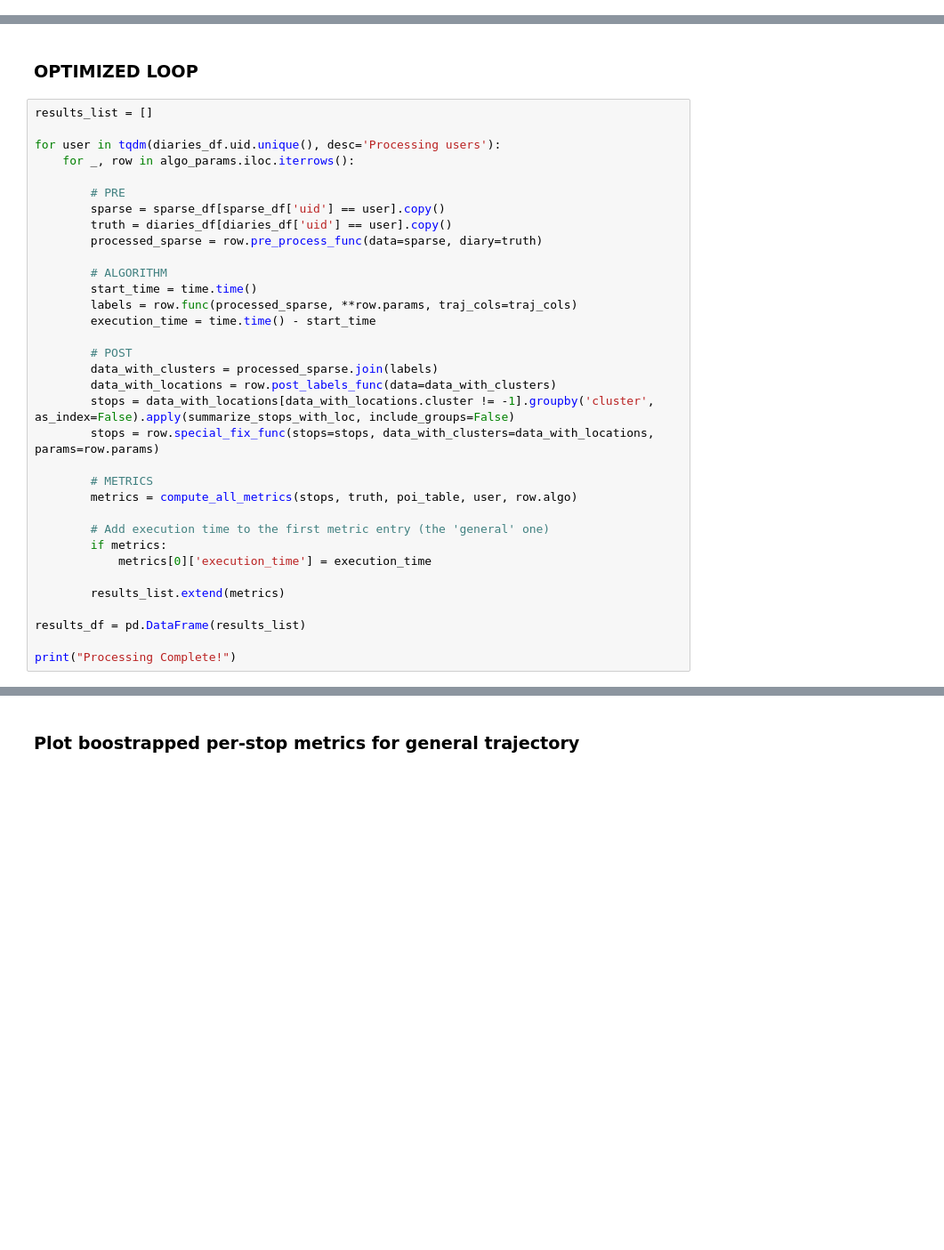
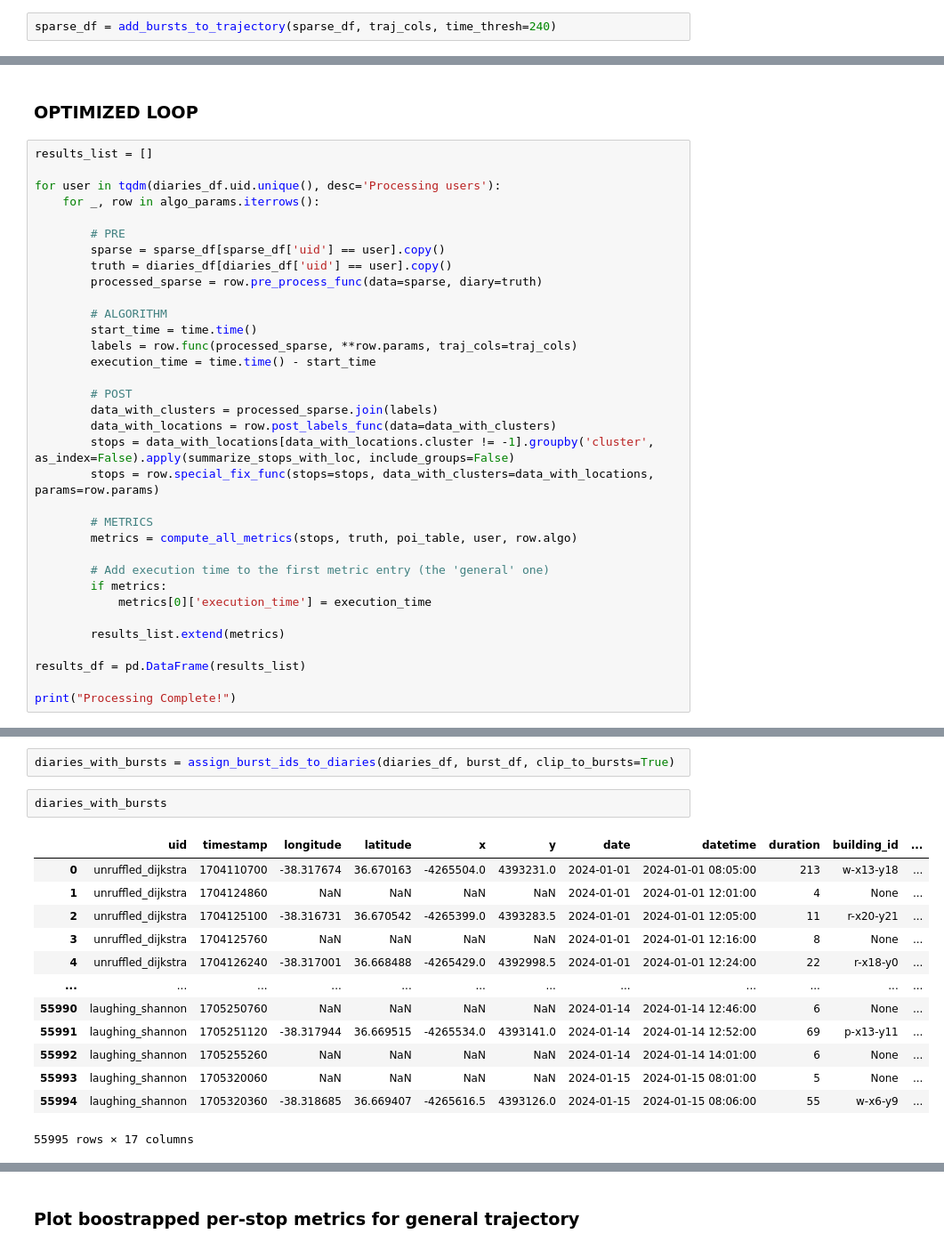
Before and after one commit to Watts-Lab/nomad, a Jupyter notebook: examples/research/visitation_join.ipynb, the cells around one changed output, grey strips where cells are left out. Shown at 89% size. Saved outputs shown, nothing was run; the diff lists cells and outputs as text; blank space fills up the shorter version.

Commit message:
changes for burst analysis

```diff
--- a/examples/research/visitation_join.ipynb
+++ b/examples/research/visitation_join.ipynb
@@ -183,3 +267,5 @@ Error:
+# %%
+sparse_df = add_bursts_to_trajectory(sparse_df, traj_cols, time_thresh=240)
 # %% [markdown]
 ## Execution for all users
 # %%
@@ -374,7 +545,7 @@ Error:
 results_list = []
 
 for user in tqdm(diaries_df.uid.unique(), desc='Processing users'):
-    for _, row in algo_params.iloc.iterrows():
+    for _, row in algo_params.iterrows():
 
         # PRE
         sparse = sparse_df[sparse_df['uid'] == user].copy()
@@ -415,0 +703,18 @@ Error:
+# %%
+diaries_with_bursts = assign_burst_ids_to_diaries(diaries_df, burst_df, clip_to_bursts=True)
+# %%
+diaries_with_bursts
+# %% [output]
+|  | uid | timestamp | longitude | latitude | x | y | date | datetime | duration | building_id | ... |
+| 0 | unruffled_dijkstra | 1704110700 | -38.317674 | 36.670163 | -4265504.0 | 4393231.0 | 2024-01-01 | 2024-01-01 08:05:00 | 213 | w-x13-y18 | ... |
+| 1 | unruffled_dijkstra | 1704124860 | NaN | NaN | NaN | NaN | 2024-01-01 | 2024-01-01 12:01:00 | 4 | None | ... |
+| 2 | unruffled_dijkstra | 1704125100 | -38.316731 | 36.670542 | -4265399.0 | 4393283.5 | 2024-01-01 | 2024-01-01 12:05:00 | 11 | r-x20-y21 | ... |
+| 3 | unruffled_dijkstra | 1704125760 | NaN | NaN | NaN | NaN | 2024-01-01 | 2024-01-01 12:16:00 | 8 | None | ... |
+| 4 | unruffled_dijkstra | 1704126240 | -38.317001 | 36.668488 | -4265429.0 | 4392998.5 | 2024-01-01 | 2024-01-01 12:24:00 | 22 | r-x18-y0 | ... |
+| ... | ... | ... | ... | ... | ... | ... | ... | ... | ... | ... | ... |
+| 55990 | laughing_shannon | 1705250760 | NaN | NaN | NaN | NaN | 2024-01-14 | 2024-01-14 12:46:00 | 6 | None | ... |
+| 55991 | laughing_shannon | 1705251120 | -38.317944 | 36.669515 | -4265534.0 | 4393141.0 | 2024-01-14 | 2024-01-14 12:52:00 | 69 | p-x13-y11 | ... |
+| 55992 | laughing_shannon | 1705255260 | NaN | NaN | NaN | NaN | 2024-01-14 | 2024-01-14 14:01:00 | 6 | None | ... |
+| 55993 | laughing_shannon | 1705320060 | NaN | NaN | NaN | NaN | 2024-01-15 | 2024-01-15 08:01:00 | 5 | None | ... |
+| 55994 | laughing_shannon | 1705320360 | -38.318685 | 36.669407 | -4265616.5 | 4393126.0 | 2024-01-15 | 2024-01-15 08:06:00 | 55 | w-x6-y9 | ... |
+55995 rows × 17 columns
```
Also changed, not shown: parts of 48 cells of this notebook, 25 other files.
